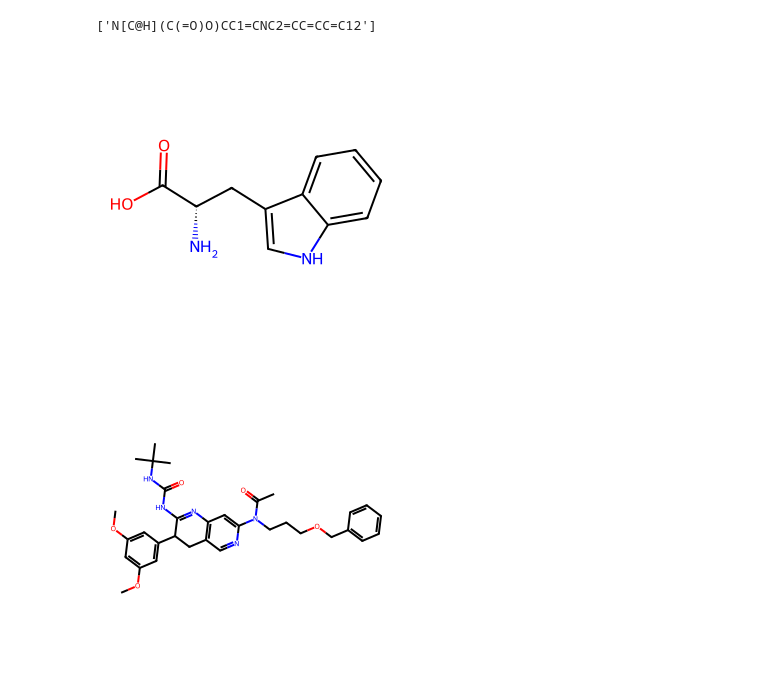
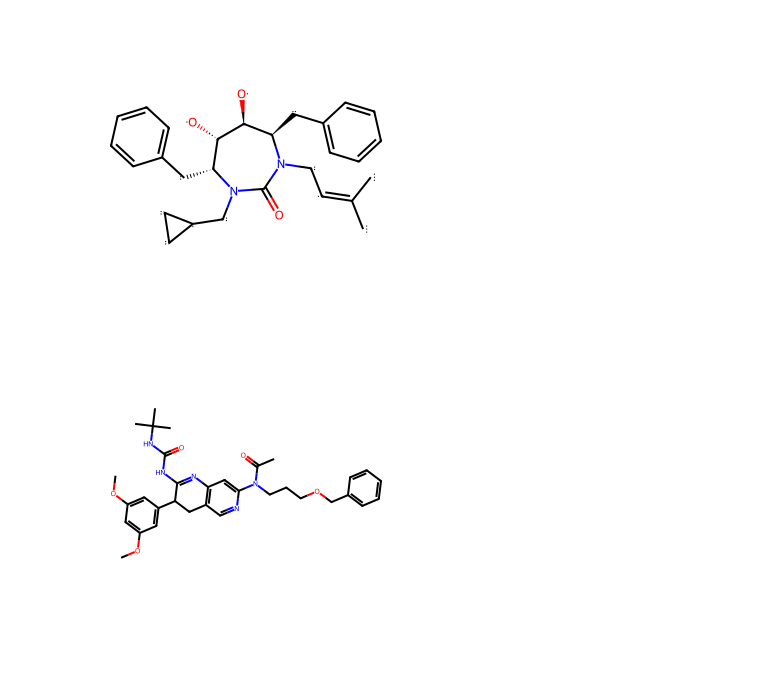
Before and after one commit to VovaBlonskyi/Drug-Target-Affinity, a Jupyter notebook: Code/Drawing_guide.ipynb, the cells around one changed output. Drawn from its saved outputs; the diff is of its cells as text; code cells hidden in the pictures.

```diff
--- a/Code/Drawing_guide.ipynb
+++ b/Code/Drawing_guide.ipynb
@@ -4,17 +4,11 @@ from pyopsin import PyOpsin
 from rdkit import Chem
 from rdkit.Chem import Draw
 # %%
-pyopsin = PyOpsin()
-smiles = pyopsin.to_smiles('(2S)-2-amino-3-(1H-indol-3-yl)propanoic acid')
-save = ''
-for i in smiles:
-    save = i
-print(smiles)
+save = '[#6]\[#6](-[#6])=[#6]\[#6]-[#7]-1-[#6@H](-[#6]-c2ccccc2)-[#6@H](-[#8])-[#6@@H](-[#8])-[#6@@H](-[#6]-c2ccccc2)-[#7](-[#6]-[#6]-2-[#6]-[#6]-2)-[#6]-1=O'
 draw = Chem.MolFromSmiles(save)
 Draw.MolToImage(draw)
 # %% [output]
-['N[C@H](C(=O)O)CC1=CNC2=CC=CC=C12']
-[figure, old version]
+[figure, new version]
 # %%
 dr = Chem.MolFromSmiles('COc1cc(OC)cc(c1)C1Cc2cnc(cc2N=C1NC(=O)NC(C)(C)C)N(CCCOCc1ccccc1)C(C)=O |c:20|')
 Draw.MolToImage(dr)
```
Also changed, not shown: 4 other files.
